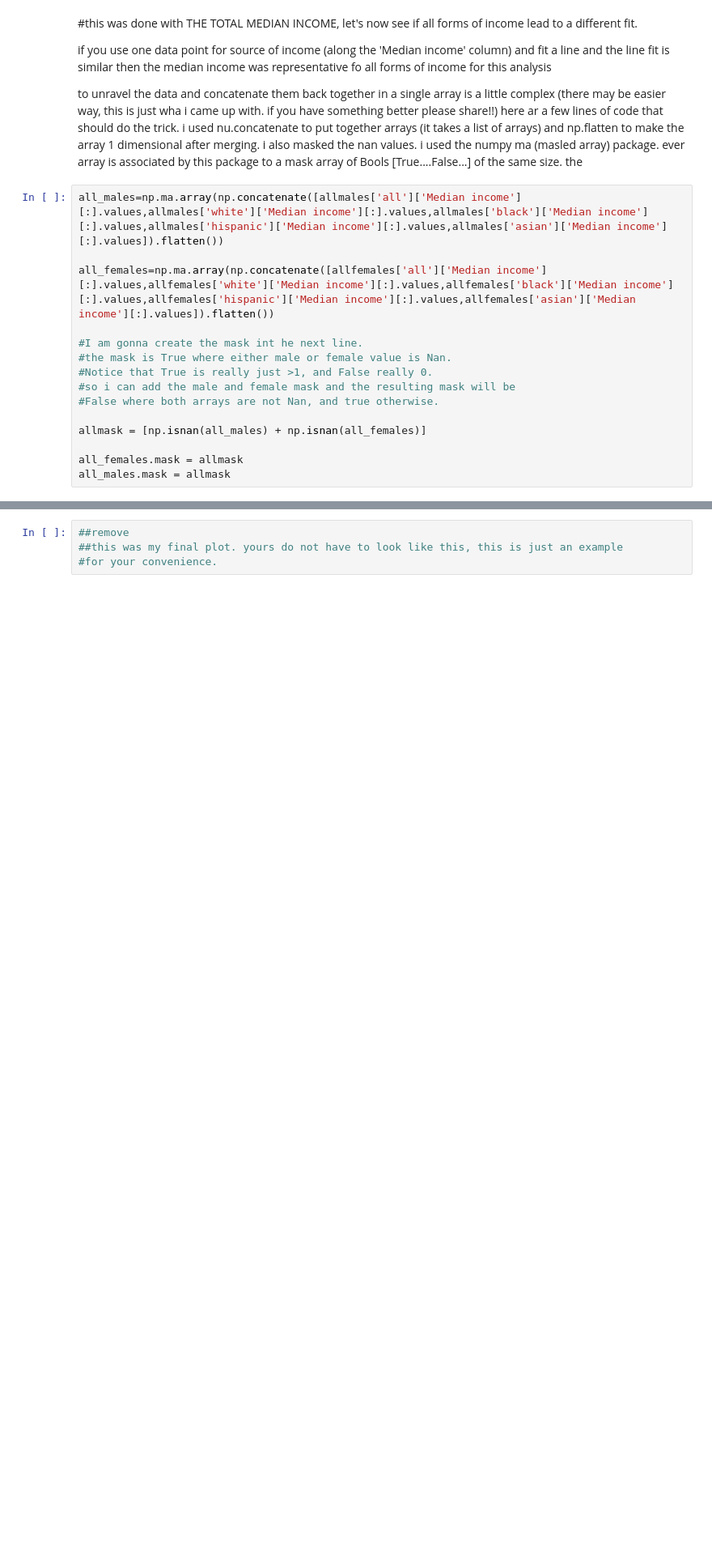
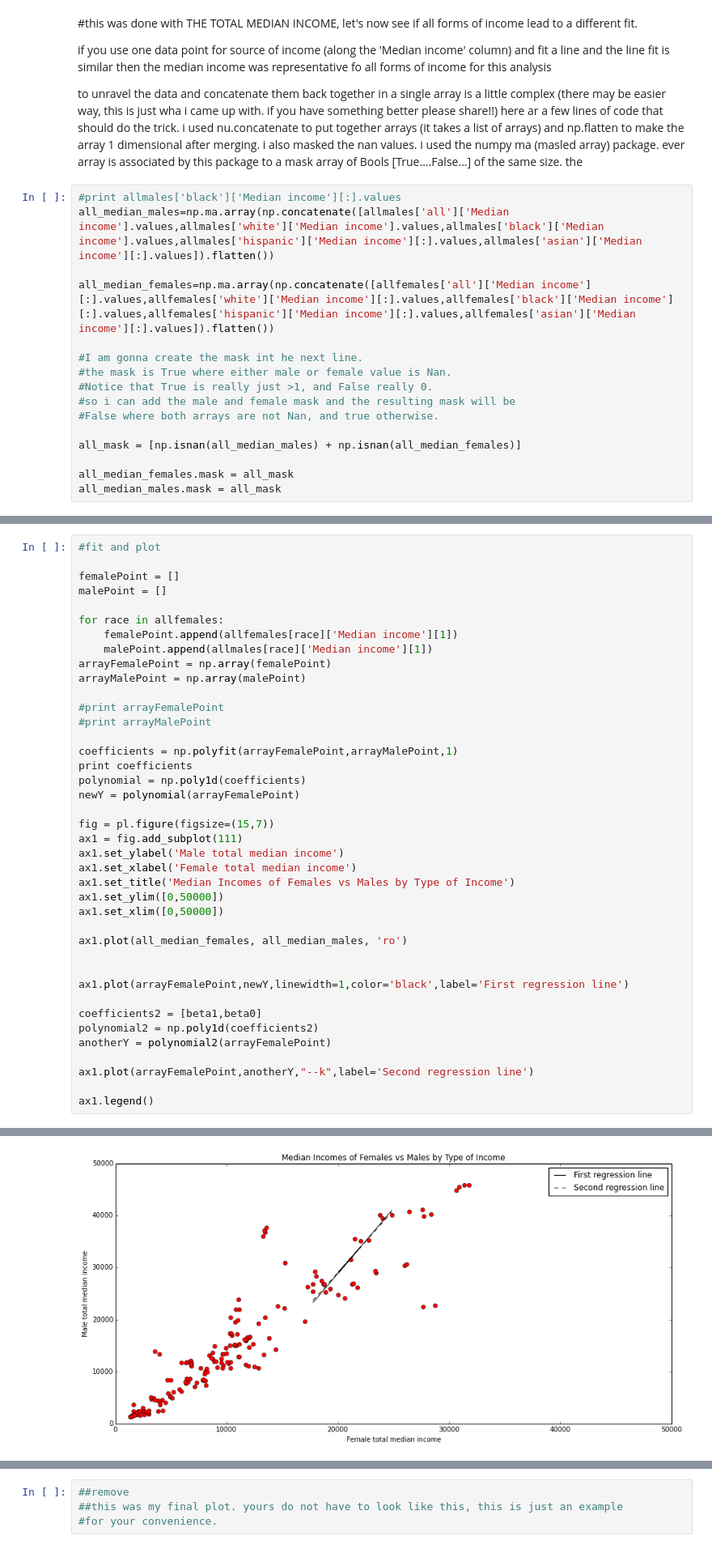
Before and after one commit to michellemho/PUI2015_mmh555, a Jupyter notebook: HW5/income_by_gender-instructions.ipynb, the cells around one changed output, grey strips where cells are left out. Shown at 81% size. Saved outputs shown, nothing was run; the diff lists cells and outputs as text; blank space fills up the shorter version.

```diff
--- a/HW5/income_by_gender-instructions.ipynb
+++ b/HW5/income_by_gender-instructions.ipynb
@@ -185,9 +255,10 @@ if you use one data point for source of income (along the 'Median income' column
 to unravel the data and concatenate them back together in a single array is a little complex (there may be easier way, this is just wha i came up with. if you have something better please share!!)
 here ar a few lines of code that should do the trick. i used nu.concatenate to put together arrays (it takes a list of arrays) and np.flatten to make the array 1 dimensional after merging. i also masked the nan values. i used the numpy ma (masled array) package. ever array is associated by this package to a mask array of Bools [True....False...] of the same size. the
 # %%
-all_males=np.ma.array(np.concatenate([allmales['all']['Median income'][:].values,allmales['white']['Median income'][:].values,allmales['black']['Median income'][:].values,allmales['hispanic']['Median income'][:].values,allmales['asian']['Median income'][:].values]).flatten())
+#print allmales['black']['Median income'][:].values
+all_median_males=np.ma.array(np.concatenate([allmales['all']['Median income'].values,allmales['white']['Median income'].values,allmales['black']['Median income'].values,allmales['hispanic']['Median income'][:].values,allmales['asian']['Median income'][:].values]).flatten())
 
-all_females=np.ma.array(np.concatenate([allfemales['all']['Median income'][:].values,allfemales['white']['Median income'][:].values,allfemales['black']['Median income'][:].values,allfemales['hispanic']['Median income'][:].values,allfemales['asian']['Median income'][:].values]).flatten())
+all_median_females=np.ma.array(np.concatenate([allfemales['all']['Median income'][:].values,allfemales['white']['Median income'][:].values,allfemales['black']['Median income'][:].values,allfemales['hispanic']['Median income'][:].values,allfemales['asian']['Median income'][:].values]).flatten())
 
 #I am gonna create the mask int he next line.
 #the mask is True where either male or female value is Nan.
@@ -195,7 +266,7 @@ all_females=np.ma.array(np.concatenate([allfemales['all']['Median income'][:].va
 #so i can add the male and female mask and the resulting mask will be
 #False where both arrays are not Nan, and true otherwise.
 
-allmask = [np.isnan(all_males) + np.isnan(all_females)]
+all_mask = [np.isnan(all_median_males) + np.isnan(all_median_females)]
 
-all_females.mask = allmask
-all_males.mask = allmask
+all_median_females.mask = all_mask
+all_median_males.mask = all_mask
@@ -205,0 +273,41 @@ all_males.mask = allmask
+# %%
+#fit and plot
+
+femalePoint = []
+malePoint = []
+
+for race in allfemales:
+    femalePoint.append(allfemales[race]['Median income'][1])
+    malePoint.append(allmales[race]['Median income'][1])
+arrayFemalePoint = np.array(femalePoint)
+arrayMalePoint = np.array(malePoint)
+
+#print arrayFemalePoint
+#print arrayMalePoint
+
+coefficients = np.polyfit(arrayFemalePoint,arrayMalePoint,1)
+print coefficients
+polynomial = np.poly1d(coefficients)
+newY = polynomial(arrayFemalePoint)
+
+fig = pl.figure(figsize=(15,7))
+ax1 = fig.add_subplot(111)
+ax1.set_ylabel('Male total median income')
+ax1.set_xlabel('Female total median income')
+ax1.set_title('Median Incomes of Females vs Males by Type of Income')
+ax1.set_ylim([0,50000])
+ax1.set_xlim([0,50000])
+
+ax1.plot(all_median_females, all_median_males, 'ro')
+
+
+ax1.plot(arrayFemalePoint,newY,linewidth=1,color='black',label='First regression line')
+
+coefficients2 = [beta1,beta0]
+polynomial2 = np.poly1d(coefficients2)
+anotherY = polynomial2(arrayFemalePoint)
+
+ax1.plot(arrayFemalePoint,anotherY,"--k",label='Second regression line')
+
+ax1.legend()
+# %% [output]
@@ -205,0 +316 @@ all_males.mask = allmask
+[figure, added]
```
Also changed, not shown: parts of 16 cells of this notebook.
